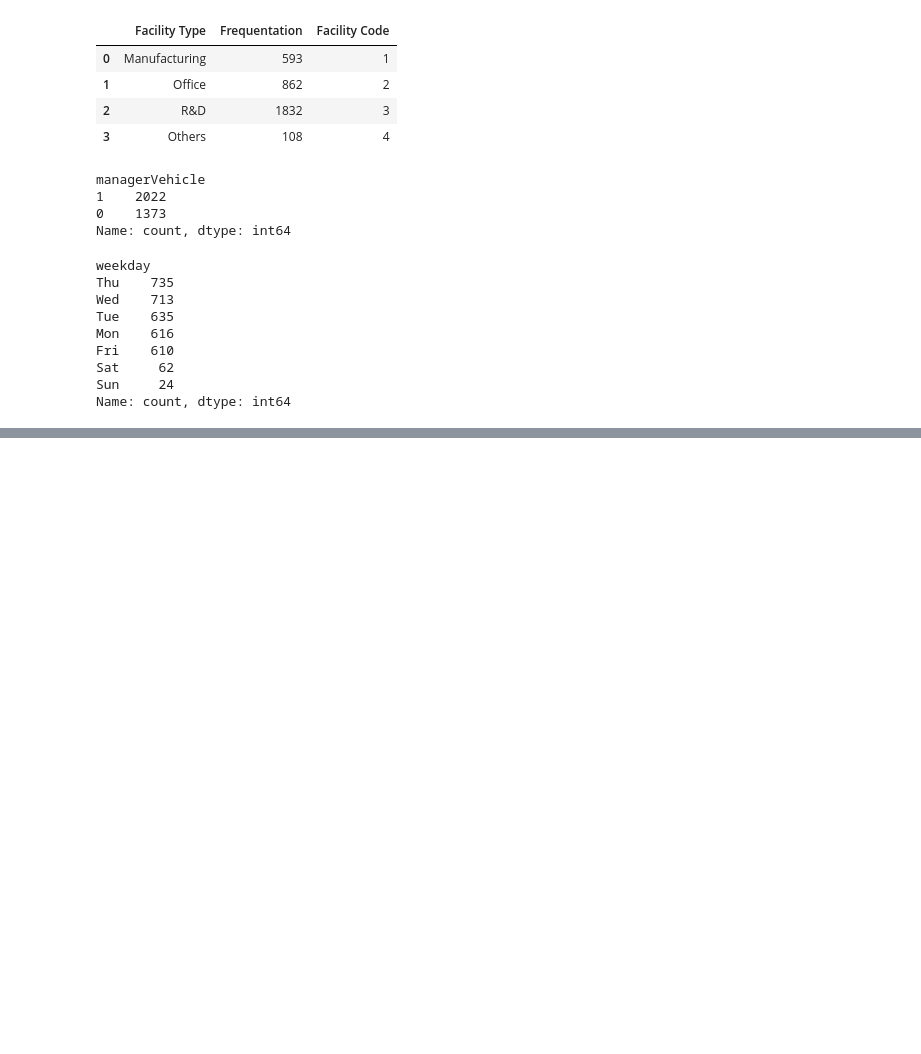
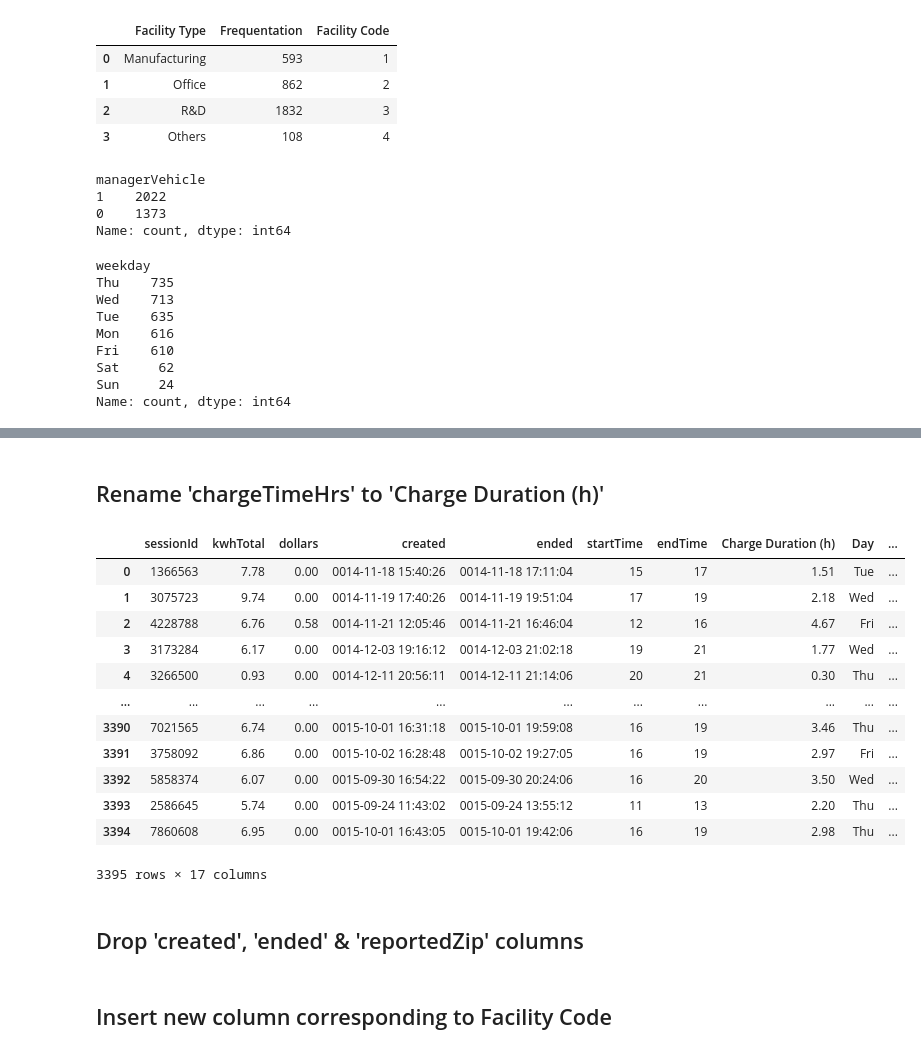
Before and after one commit to Lucien-Stephane-Ld/IRONHACK-Project-04, a Jupyter notebook: project-04-data-cleaning.ipynb, the cells around one changed output, grey strips where cells are left out. Cells and saved outputs as stored; diff of their text form; code cells hidden in the pictures; blank space fills up the shorter version.

```diff
--- a/project-04-data-cleaning.ipynb
+++ b/project-04-data-cleaning.ipynb
@@ -272,0 +284,22 @@ _____
+# %% [markdown]
+## Rename 'chargeTimeHrs' to 'Charge Duration (h)'
+# %%
+df_clean.rename(columns={"chargeTimeHrs" : "Charge Duration (h)"}, inplace=True)
+
+df_clean
+# %% [output]
+|  | sessionId | kwhTotal | dollars | created | ended | startTime | endTime | Charge Duration (h) | Day | ... |
+| 0 | 1366563 | 7.78 | 0.00 | 0014-11-18 15:40:26 | 0014-11-18 17:11:04 | 15 | 17 | 1.51 | Tue | ... |
+| 1 | 3075723 | 9.74 | 0.00 | 0014-11-19 17:40:26 | 0014-11-19 19:51:04 | 17 | 19 | 2.18 | Wed | ... |
+| 2 | 4228788 | 6.76 | 0.58 | 0014-11-21 12:05:46 | 0014-11-21 16:46:04 | 12 | 16 | 4.67 | Fri | ... |
+| 3 | 3173284 | 6.17 | 0.00 | 0014-12-03 19:16:12 | 0014-12-03 21:02:18 | 19 | 21 | 1.77 | Wed | ... |
+| 4 | 3266500 | 0.93 | 0.00 | 0014-12-11 20:56:11 | 0014-12-11 21:14:06 | 20 | 21 | 0.30 | Thu | ... |
+| ... | ... | ... | ... | ... | ... | ... | ... | ... | ... | ... |
+| 3390 | 7021565 | 6.74 | 0.00 | 0015-10-01 16:31:18 | 0015-10-01 19:59:08 | 16 | 19 | 3.46 | Thu | ... |
+| 3391 | 3758092 | 6.86 | 0.00 | 0015-10-02 16:28:48 | 0015-10-02 19:27:05 | 16 | 19 | 2.97 | Fri | ... |
+| 3392 | 5858374 | 6.07 | 0.00 | 0015-09-30 16:54:22 | 0015-09-30 20:24:06 | 16 | 20 | 3.50 | Wed | ... |
+| 3393 | 2586645 | 5.74 | 0.00 | 0015-09-24 11:43:02 | 0015-09-24 13:55:12 | 11 | 13 | 2.20 | Thu | ... |
+| 3394 | 7860608 | 6.95 | 0.00 | 0015-10-01 16:43:05 | 0015-10-01 19:42:06 | 16 | 19 | 2.98 | Thu | ... |
+3395 rows × 17 columns
+# %% [markdown]
+## Drop 'created', 'ended' & 'reportedZip' columns
@@ -272,0 +308,2 @@ _____
+# %% [markdown]
+## Insert new column corresponding to Facility Code
```
Also changed, not shown: parts of 20 cells of this notebook, 2 other files.
